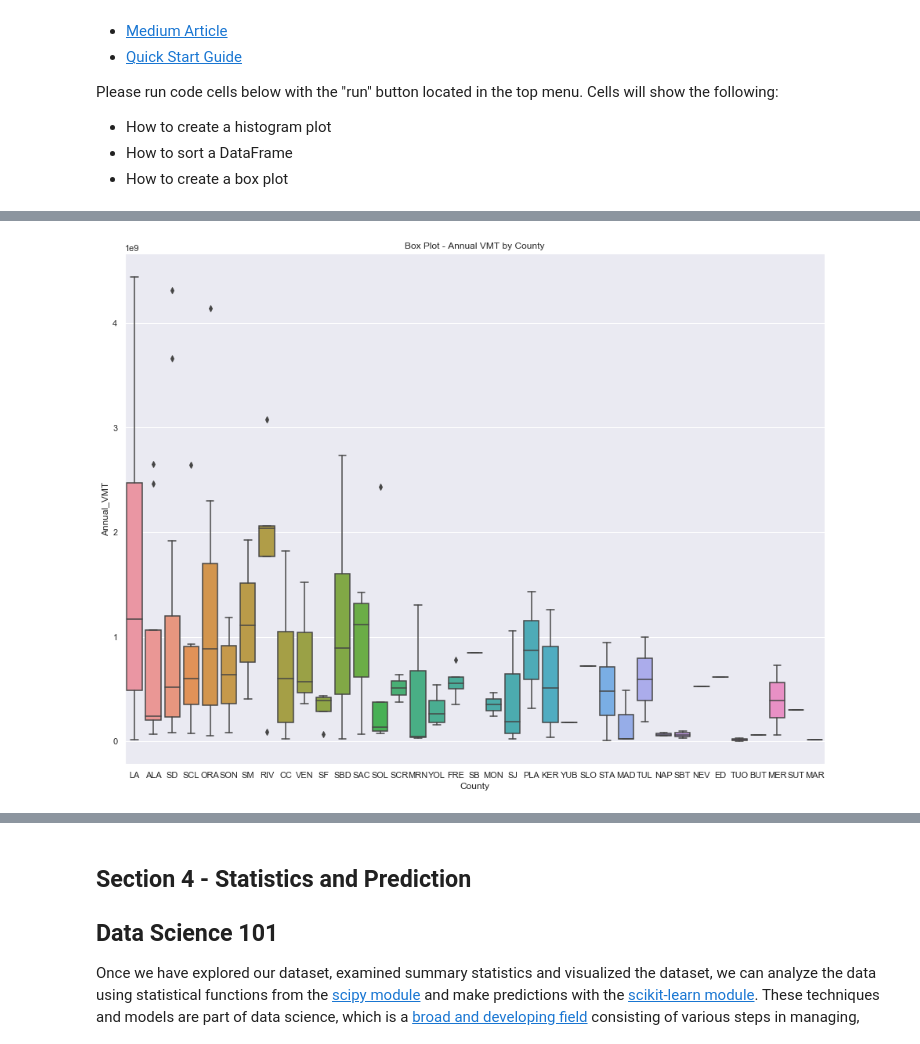
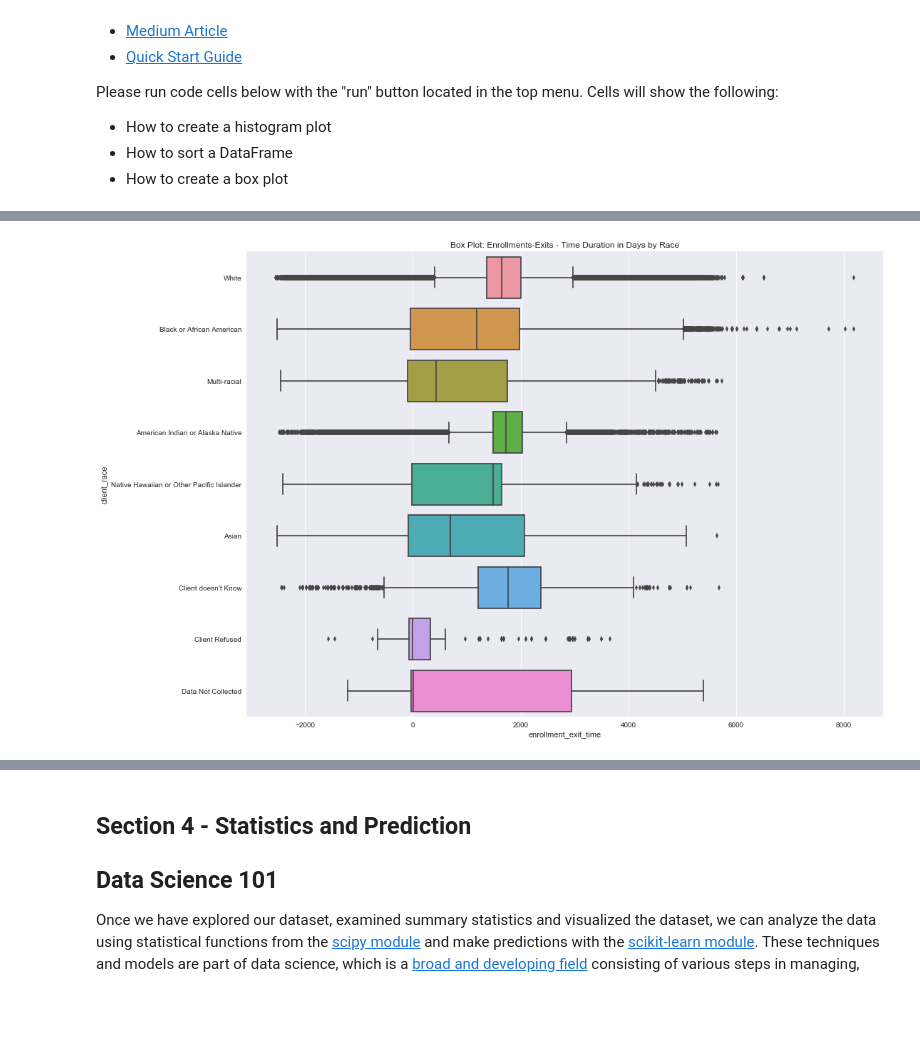
Before and after one commit to walteryu/code4sac, a Jupyter notebook: hmis/hmis_analysis.ipynb, the cells around one changed output, grey strips where cells are left out. Drawn from its saved outputs; the diff is of its cells as text; code cells hidden in the pictures; blank space fills up the shorter version.

```diff
--- a/hmis/hmis_analysis.ipynb
+++ b/hmis/hmis_analysis.ipynb
@@ -337,0 +407,10 @@ sns.distplot(df['Annual_VMT'], kde=False) # `kde=False` turns off the default de
+# %%
+# 03B create enrollment-exit time duration column
+
+# reference: https://stackoverflow.com/questions/37840812/pandas-subtracting-two-date-columns-and-the-result-being-an-integer
+enrollments_exits['enrollment_exit_time'] = enrollments_exits['entry_screen_creation_date'].sub(enrollments_exits['project_exit_date'], axis=0)
+print(enrollments_exits.info())
+
+# note: address date typos and null values
+# reference:
+enrollments_exits['enrollment_exit_time'] = enrollments_exits['enrollment_exit_time'] / np.timedelta64(1, 'D')
@@ -338,10 +435,15 @@ sns.distplot(df['Annual_VMT'], kde=False) # `kde=False` turns off the default de
 # %%
-# 03B - Create box plots for routes' Annual Vehicle Miles Traveled, by county
+# 03C - box plots for enrollments-exits duration
+
 # Set plot size and title
 plt.figure(figsize=(16, 12))
-plt.title('Box Plot - Annual VMT by County')
+plt.title('Box Plot: Enrollments-Exits - Time Duration in Days by Race')
 
 # Create chart
-ax = sns.boxplot(x="County", y="Annual_VMT", data=df)
+ax = sns.boxplot(
+    y="client_race",
+    x="enrollment_exit_time",
+    data=enrollments_exits
+)
 # %% [output]
-[figure, old version]
+[figure, new version]
```
Also changed, not shown: parts of 10 cells of this notebook, 11 other files.
